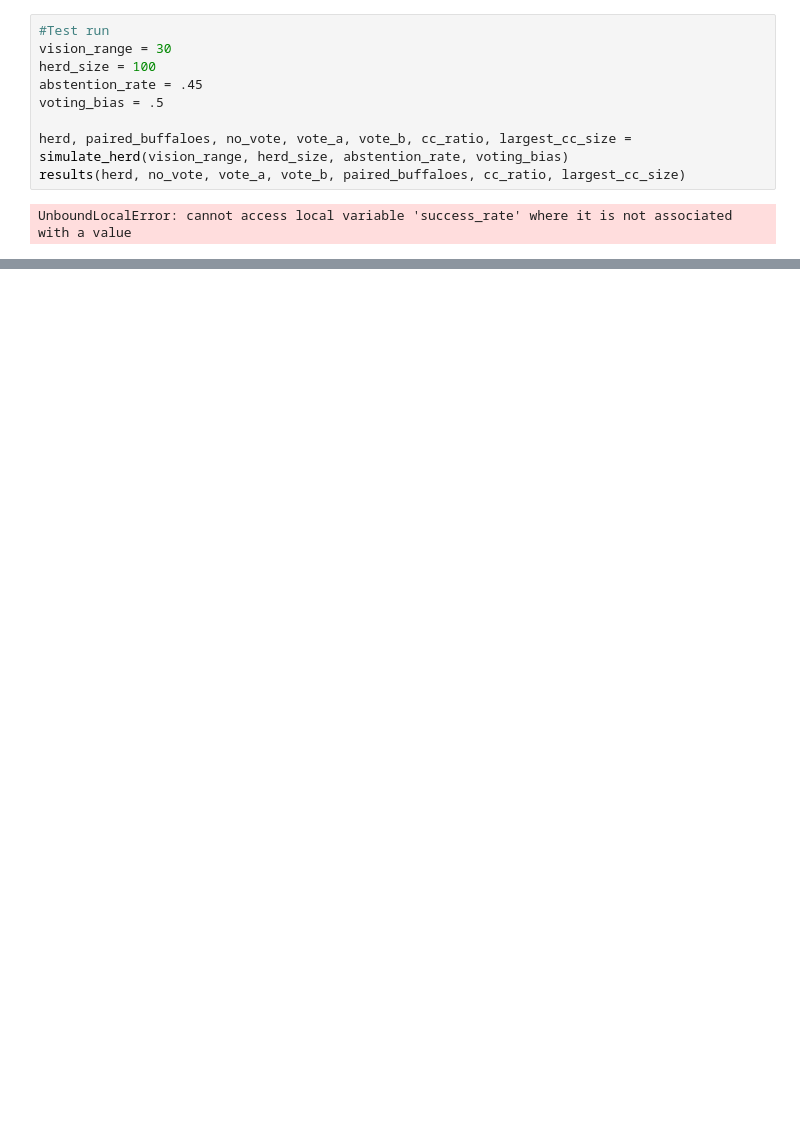
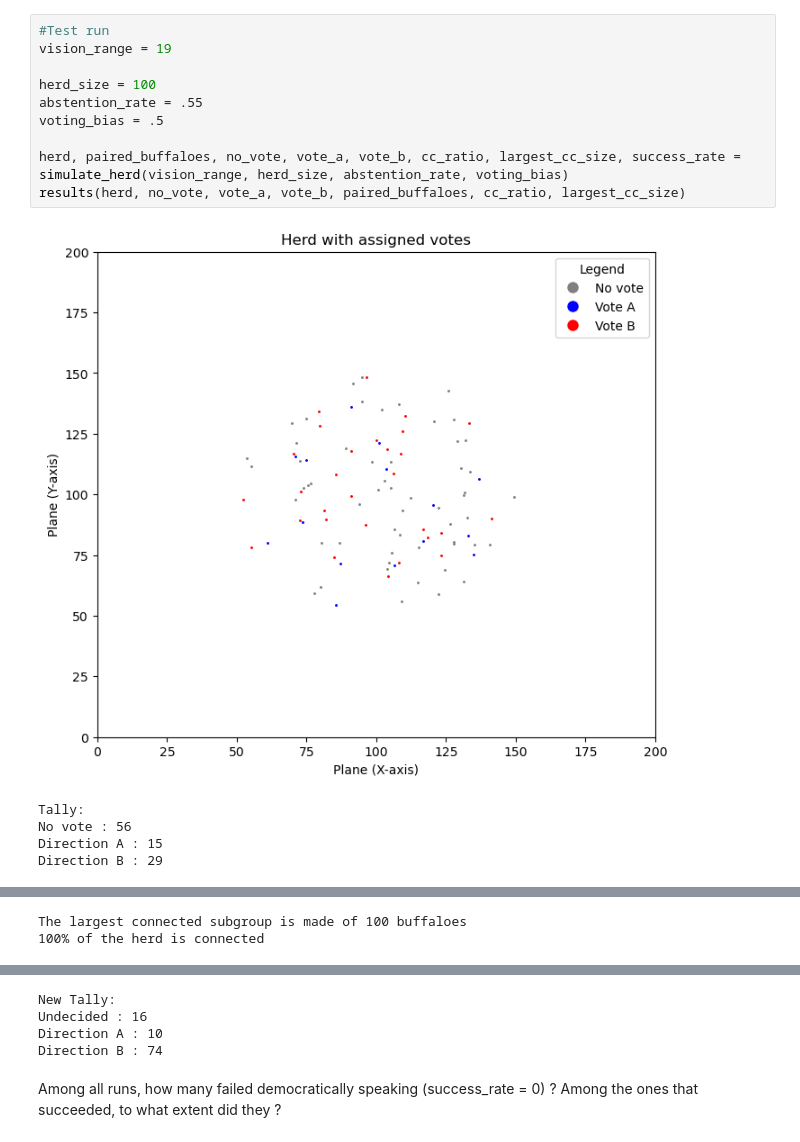
Before and after one commit to MeneerTS/css_2025, a Jupyter notebook: CSS_project.ipynb, the cells around one changed output, grey strips where cells are left out. Saved outputs shown, nothing was run; the diff lists cells and outputs as text; blank space fills up the shorter version.

```diff
--- a/CSS_project.ipynb
+++ b/CSS_project.ipynb
@@ -243,11 +238,16 @@ Wall time: 1.34 s
 # %%
 #Test run
-vision_range = 30
+vision_range = 19
+
 herd_size = 100
-abstention_rate = .45
+abstention_rate = .55
 voting_bias = .5
 
-herd, paired_buffaloes, no_vote, vote_a, vote_b, cc_ratio, largest_cc_size = simulate_herd(vision_range, herd_size, abstention_rate, voting_bias)
+herd, paired_buffaloes, no_vote, vote_a, vote_b, cc_ratio, largest_cc_size, success_rate = simulate_herd(vision_range, herd_size, abstention_rate, voting_bias)
 results(herd, no_vote, vote_a, vote_b, paired_buffaloes, cc_ratio, largest_cc_size)
 # %% [output]
+[figure, added]
-UnboundLocalError: cannot access local variable 'success_rate' where it is not associated with a value
+Tally:
+No vote : 56
+Direction A : 15
+Direction B : 29
@@ -253,0 +255,2 @@ UnboundLocalError: cannot access local variable 'success_rate' where it is not a
+The largest connected subgroup is made of 100 buffaloes
+100% of the herd is connected
@@ -254,2 +258,8 @@ UnboundLocalError: cannot access local variable 'success_rate' where it is not a
+New Tally:
+Undecided : 16
+Direction A : 10
+Direction B : 74
+# %% [markdown]
+Among all runs, how many failed democratically speaking (success_rate = 0) ? Among the ones that succeeded, to what extent did they ?
 # %%
 %%time
```
Also changed, not shown: parts of 7 cells of this notebook.
